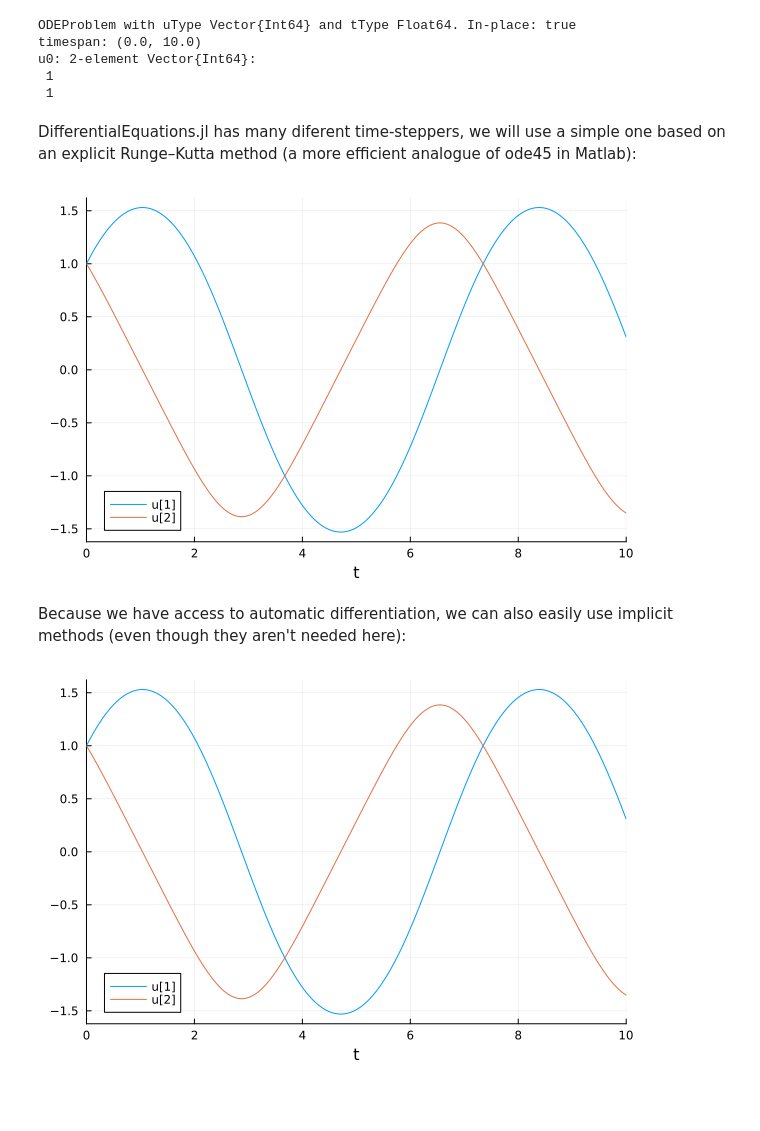
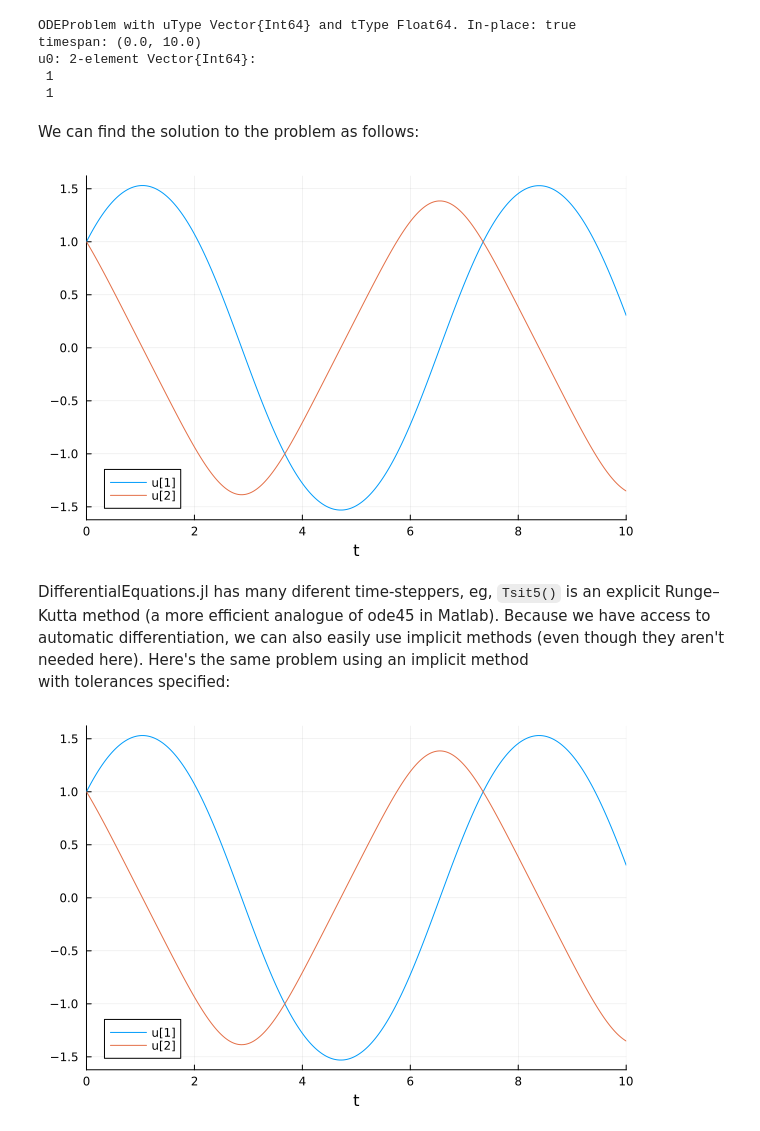
Before and after one commit to dlfivefifty/SciMLSANUM2024, a Jupyter notebook: labs/lab4s.ipynb, the cells around one changed output. Drawn from its saved outputs; the diff is of its cells as text; code cells hidden in the pictures; blank space fills up the shorter version.

```diff
--- a/labs/lab4s.ipynb
+++ b/labs/lab4s.ipynb
@@ -57,17 +57,19 @@ timespan: (0.0, 10.0)
 u0: 2-element Vector{Int64}:
  1
  1
+# %% [markdown]
+We can find the solution to the problem as follows:
+# %%
+sol = solve(prob)
+plot(sol)
+# %% [output]
+[figure, added]
 # %% [markdown]
-DifferentialEquations.jl has many diferent time-steppers, we will use a simple one based on
-an explicit Runge–Kutta method (a more efficient analogue of ode45 in Matlab):
+DifferentialEquations.jl has many diferent time-steppers, eg, `Tsit5()` is
+an explicit Runge–Kutta method (a more efficient analogue of ode45 in Matlab).
+Because we have access to automatic differentiation, we can also easily use implicit methods
+(even though they aren't needed here). Here's the same problem using an implicit method\
+with tolerances specified:
-# %%
-sol = solve(prob, Tsit5(), abstol = 1e-10, reltol = 1e-10)
-plot(sol)
-# %% [output]
-[figure, removed]
-# %% [markdown]
-Because we have access to automatic differentiation, we can also easily use implicit methods
-(even though they aren't needed here):
 # %%
 sol = solve(prob, Rodas4(), abstol = 1e-10, reltol = 1e-10)
 plot(sol)
```
Also changed, not shown: parts of 4 cells of this notebook, 21 other files.
